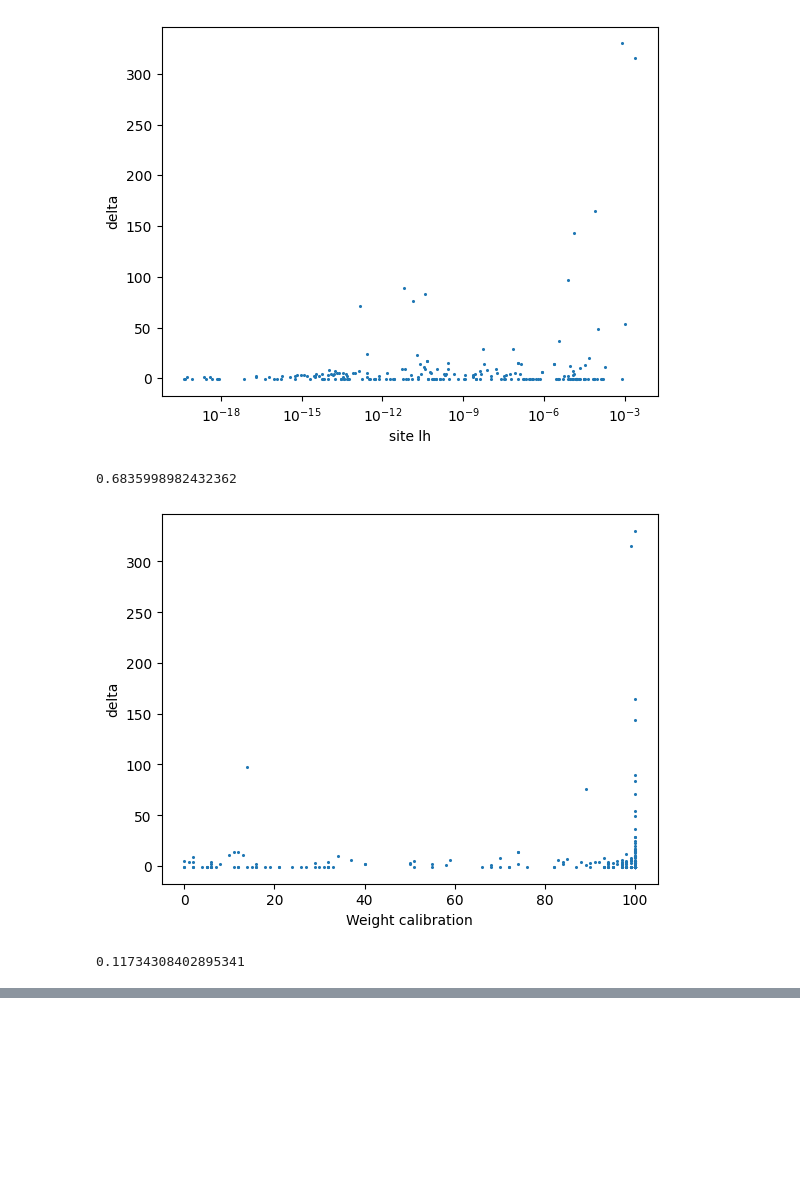
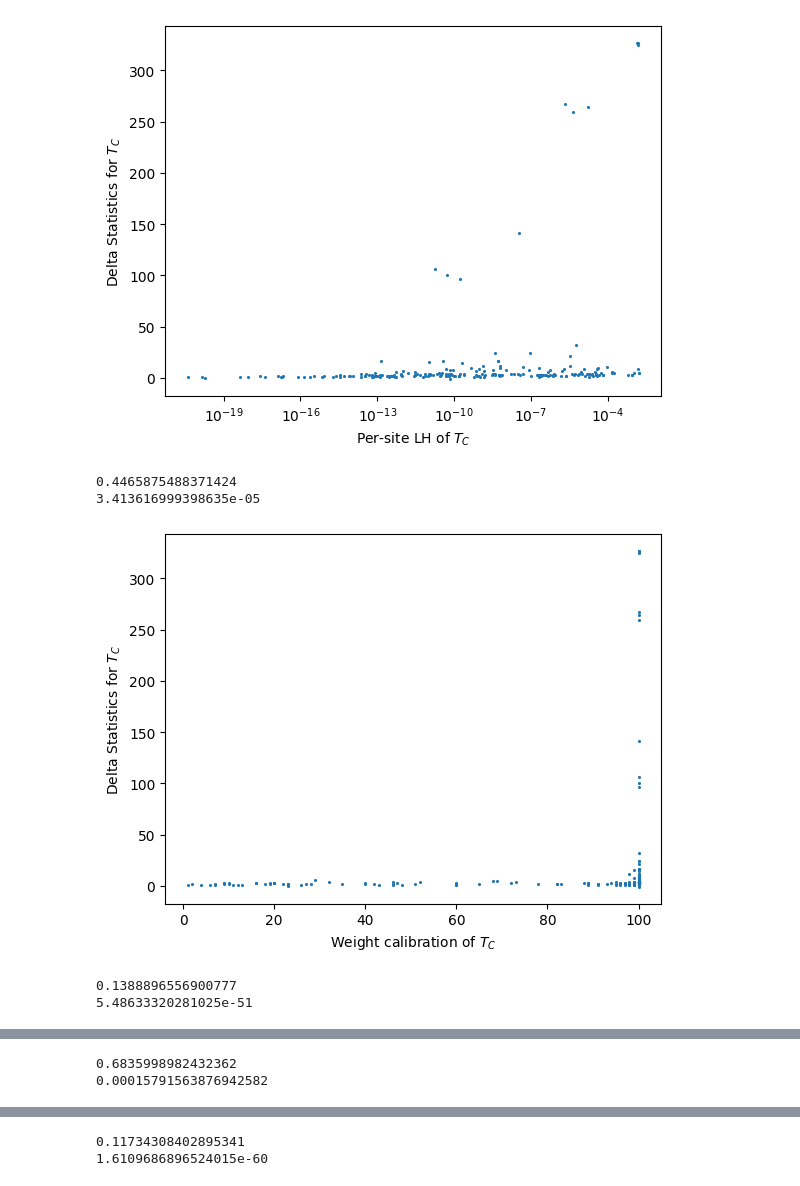
Before and after one commit to luisevonderwiese/mt_scripts, a Jupyter notebook: case_study_elena/PerSiteProperties.ipynb, the cells around one changed output, grey strips where cells are left out. Cells and saved outputs as stored; diff of their text form; code cells hidden in the pictures; blank space fills up the shorter version.

```diff
--- a/case_study_elena/PerSiteProperties.ipynb
+++ b/case_study_elena/PerSiteProperties.ipynb
@@ -537,6 +537,25 @@ def rf_dist_matrix(tree_dict):
                 continue
             rf_str = str(rf_distance_ete(tree_dict[name1], tree_dict[name2]))
             print("RF distance of " + name1 + " to " + name2 + ": " + rf_str)
+
+
+
+
+
+kit_green = "#009682"
+kit_orange = "#DF9B1B"
+kit_blue = "#0A64AA"
+kit_maigreen = "#8CB63C"
+kit_yellow = "#FCE500"
+kit_red = "#A22223"
+kit_lila = "#A3107C"
+kit_cyan = "#23A1E0"
+
+names_dict = {
+    "cognate_ie_compatible.tree" : "$T_C$",
+    "geo_duration.tree" : "$T_G$",
+    "morpho.phy" : "$A$",
+    "morpho_filtered_indsToUse.phy" : "$\hat{A}$"}
 # %%
 def get_id_arrays(index_file_name, num):
     inds = [int(l) for l in open(indices_dir + index_file_name).readlines()]
@@ -774,31 +823,36 @@ Correlation of weight calibration (filtered): 0.46027557655557055
 # %%
 import numpy as np
+from scipy import stats
 def correlate_with_delta_statistics(tree_name, alignment_name):
     site_lhs = get_site_lh_raw(tree_name, alignment_name, False)
     weight_calibration = get_weight_calibration(tree_name, alignment_name)
     deltas = get_deltas(tree_name, alignment_name)
 
 
     fig, ax = plt.subplots()
     ax.set_xscale('log')
     ax.scatter(site_lhs, deltas, s=1.5)
-    plt.xlabel("site lh")
-    plt.ylabel("delta")
+    plt.xlabel("Per-site LH of " + names_dict[tree_name])
+    plt.ylabel("Delta Statistics for " + names_dict[tree_name])
     plt.show()
     print(np.corrcoef(deltas, site_lhs)[0,1])
+    print(stats.ttest_ind(deltas, site_lhs)[1])
 
     fig, ax = plt.subplots()
     ax.scatter(weight_calibration, deltas, s=1.5)
-    plt.xlabel("Weight calibration")
-    plt.ylabel("delta")
+    plt.xlabel("Weight calibration of " + names_dict[tree_name])
+    plt.ylabel("Delta Statistics for " + names_dict[tree_name])
     plt.show()
     print(np.corrcoef(deltas, weight_calibration)[0,1])
+    print(stats.ttest_ind(deltas, weight_calibration)[1])
 
 
-#correlate_with_delta_statistics("cognate_ie_compatible.tree", "morpho_filtered_indsToUse.phy")
+correlate_with_delta_statistics("cognate_ie_compatible.tree", "morpho_filtered_indsToUse.phy")
 correlate_with_delta_statistics("geo_duration.tree", "morpho_filtered_indsToUse.phy")
 # %% [output]
-[figure, old version]
+[figure, new version]
-0.6835998982432362
+0.4465875488371424
+3.413616999398635e-05
-[figure, old version]
+[figure, new version]
-0.11734308402895341
+0.1388896556900777
+5.48633320281025e-51
@@ -804,0 +860,2 @@ correlate_with_delta_statistics("geo_duration.tree", "morpho_filtered_indsToUse.
+0.6835998982432362
+0.00015791563876942582
@@ -805,3 +863,5 @@ correlate_with_delta_statistics("geo_duration.tree", "morpho_filtered_indsToUse.
+0.11734308402895341
+1.6109686896524015e-60
 # %%
 def select_indices_by_site_lh(tree_name, alignment_name, threshold):
     site_lh = get_site_lh_raw(tree_name, alignment_name, False)
```
Also changed, not shown: parts of 6 cells of this notebook, 9 other files.
